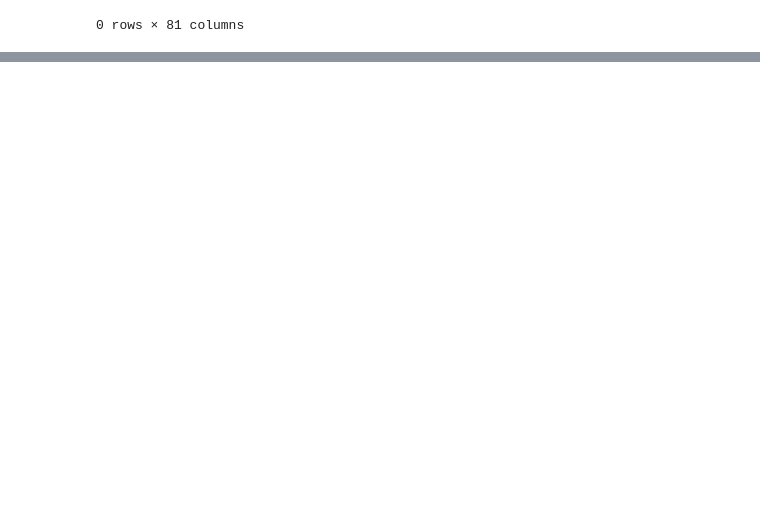
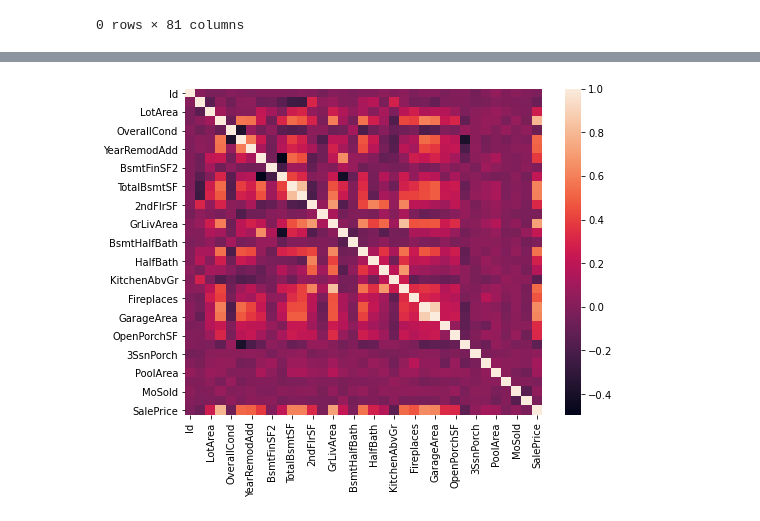
Before and after one commit to SZhafiri/Kaggle_HousePricePrediction, a Jupyter notebook: XGBoost Model.ipynb, the cells around one changed output, grey strips where cells are left out. Drawn from its saved outputs; the diff is of its cells as text; code cells hidden in the pictures; blank space fills up the shorter version.

```diff
--- a/XGBoost Model.ipynb
+++ b/XGBoost Model.ipynb
@@ -212,0 +194,9 @@ RMSE: 20211.17
+# %%
+corr = train.corr()
+
+plt.figure(figsize=(8, 6))
+sns.heatmap(corr)
+
+plt.show()
+# %% [output]
+[figure, added]
```
Also changed, not shown: parts of 23 cells of this notebook.
